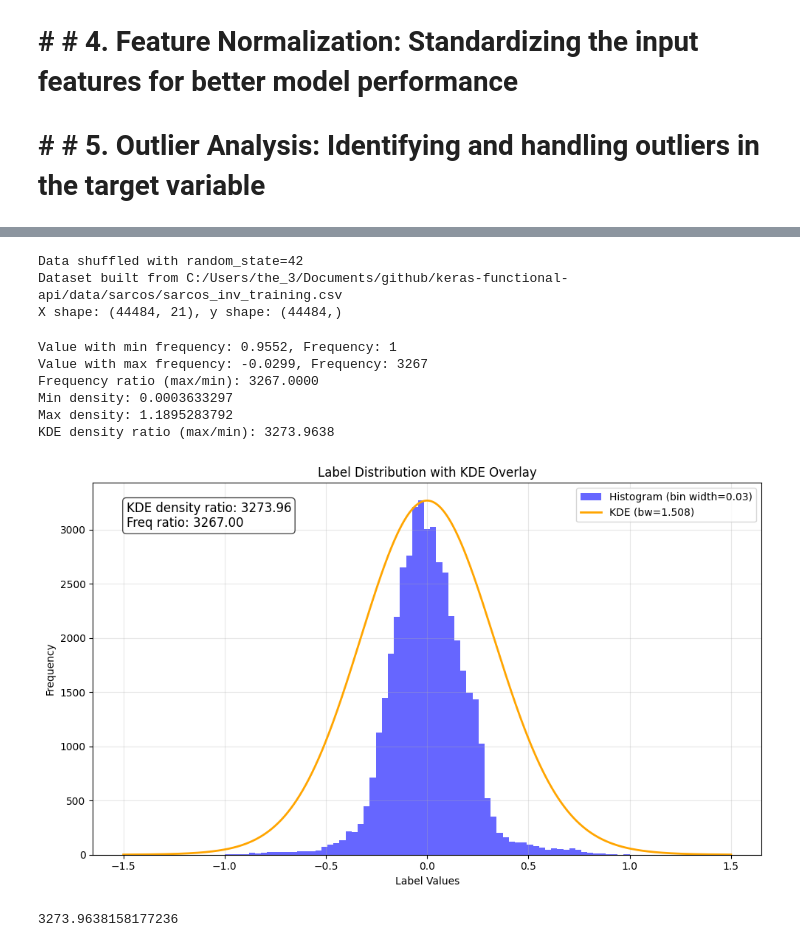
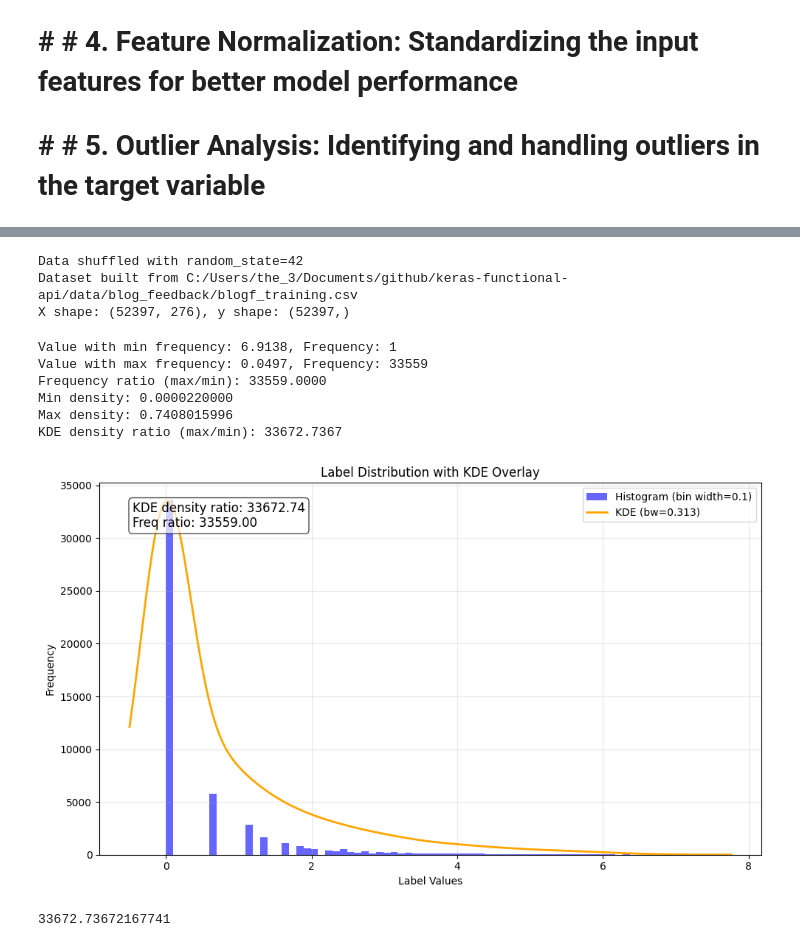
Before and after one commit to Machine-Earning/CISIR, a Jupyter notebook: notebooks/ds_prep_blog_feedback.ipynb, the cells around one changed output, grey strips where cells are left out. Drawn from its saved outputs; the diff is of its cells as text; code cells hidden in the pictures.

```diff
--- a/notebooks/ds_prep_blog_feedback.ipynb
+++ b/notebooks/ds_prep_blog_feedback.ipynb
@@ -912,0 +356,3 @@ def test_plot_avsp(X_train, y_train, X_test, y_test):
+# %%
+BLOGF_PATH = 'C:/Users/the_3/Documents/github/keras-functional-api/data/blog_feedback/blogf_train.csv'
+BLOGF_TEST_PATH = 'C:/Users/the_3/Documents/github/keras-functional-api/data/blog_feedback/blogf_test.csv'
@@ -1047,14 +1500,14 @@ def filter_ds(
     return X_combined, y_combined
 # %%
 # find the kde such that ratio is maintained on the training set
-training_path = 'C:/Users/the_3/Documents/github/keras-functional-api/data/sarcos/sarcos_inv_training.csv'
+training_path = 'C:/Users/the_3/Documents/github/keras-functional-api/data/blog_feedback/blogf_training.csv'
 
 # build training set
-X_train, y_train = build_sarcos_ds(training_path, shuffle_data=True, random_state=42)
+X_train, y_train = build_blogf_ds(training_path, shuffle_data=True, random_state=42)
 # %% [output]
 Data shuffled with random_state=42
-Dataset built from C:/Users/the_3/Documents/github/keras-functional-api/data/sarcos/sarcos_inv_training.csv
-X shape: (44484, 21), y shape: (44484,)
+Dataset built from C:/Users/the_3/Documents/github/keras-functional-api/data/blog_feedback/blogf_training.csv
+X shape: (52397, 276), y shape: (52397,)
 # %%
 def analyze_label_dist_with_kde(y: np.ndarray, kde_bandwidth: float = 0.1, bin_width: float = 10) -> float:
     """
@@ -1153,13 +1606,13 @@ def analyze_label_dist_with_kde(y: np.ndarray, kde_bandwidth: float = 0.1, bin_w
 
     return density_ratio
 # %%
-analyze_label_dist_with_kde(y_train, 1.508, bin_width=0.03)
+analyze_label_dist_with_kde(y_train, 0.313, bin_width=0.1)
 # %% [output]
-Value with min frequency: 0.9552, Frequency: 1
-Value with max frequency: -0.0299, Frequency: 3267
-Frequency ratio (max/min): 3267.0000
-Min density: 0.0003633297
-Max density: 1.1895283792
-KDE density ratio (max/min): 3273.9638
+Value with min frequency: 6.9138, Frequency: 1
+Value with max frequency: 0.0497, Frequency: 33559
+Frequency ratio (max/min): 33559.0000
+Min density: 0.0000220000
+Max density: 0.7408015996
+KDE density ratio (max/min): 33672.7367
-[figure, old version]
+[figure, new version]
-3273.9638158177236
+33672.73672167741
```
Also changed, not shown: parts of 40 cells of this notebook, 1 other file.
